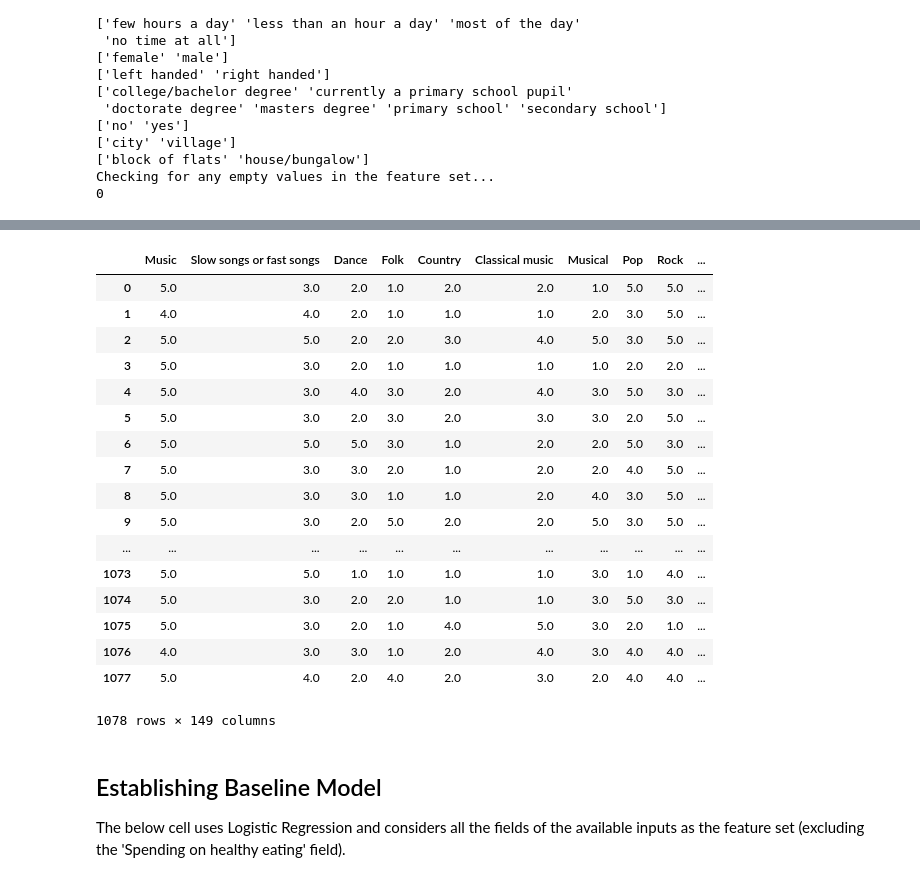
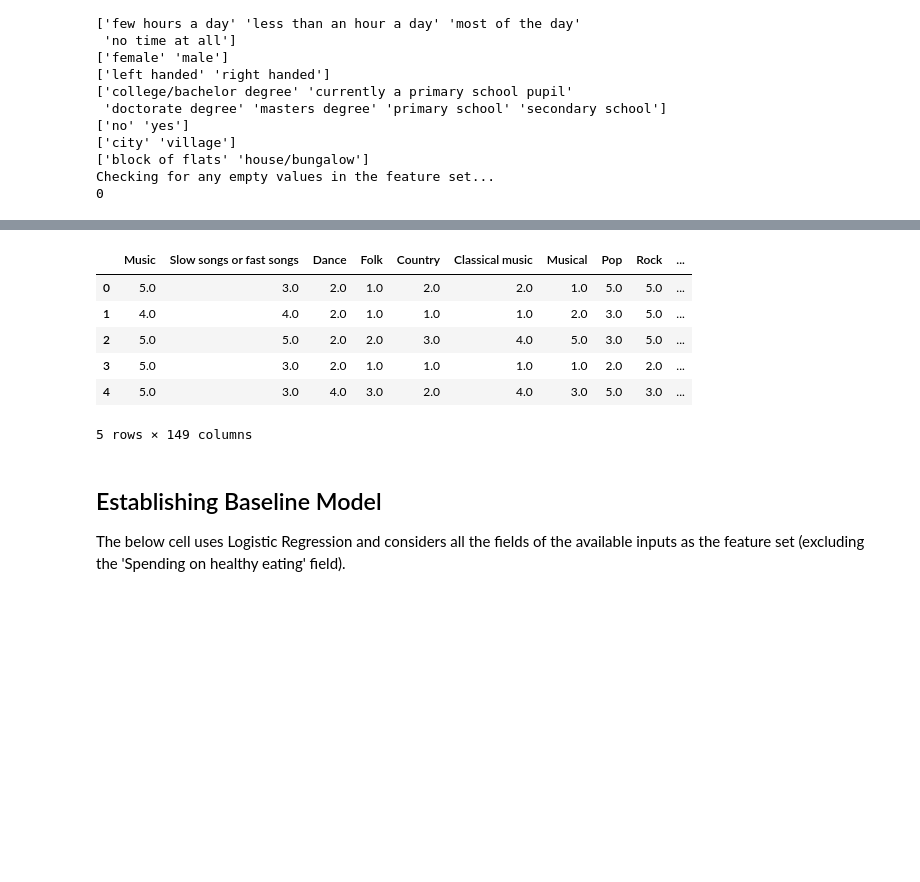
Before and after one commit to shubadra-g/LikelihoodOfSpendingOnFood, a Jupyter notebook: CS412_Homework5_MiniProject.ipynb, the cells around one changed output, grey strips where cells are left out. Saved outputs shown, nothing was run; the diff lists cells and outputs as text; code cells hidden in the pictures; blank space fills up the shorter version.

```diff
--- a/CS412_Homework5_MiniProject.ipynb
+++ b/CS412_Homework5_MiniProject.ipynb
@@ -319,26 +280,15 @@ Name: Spending on healthy eating, Length: 1078, dtype: float64
 # %%
 X = X.round()
 Y = Y.round()
-X
+X.head()
 # %% [output]
 |  | Music | Slow songs or fast songs | Dance | Folk | Country | Classical music | Musical | Pop | Rock | ... |
 | 0 | 5.0 | 3.0 | 2.0 | 1.0 | 2.0 | 2.0 | 1.0 | 5.0 | 5.0 | ... |
 | 1 | 4.0 | 4.0 | 2.0 | 1.0 | 1.0 | 1.0 | 2.0 | 3.0 | 5.0 | ... |
 | 2 | 5.0 | 5.0 | 2.0 | 2.0 | 3.0 | 4.0 | 5.0 | 3.0 | 5.0 | ... |
 | 3 | 5.0 | 3.0 | 2.0 | 1.0 | 1.0 | 1.0 | 1.0 | 2.0 | 2.0 | ... |
 | 4 | 5.0 | 3.0 | 4.0 | 3.0 | 2.0 | 4.0 | 3.0 | 5.0 | 3.0 | ... |
-| 5 | 5.0 | 3.0 | 2.0 | 3.0 | 2.0 | 3.0 | 3.0 | 2.0 | 5.0 | ... |
-| 6 | 5.0 | 5.0 | 5.0 | 3.0 | 1.0 | 2.0 | 2.0 | 5.0 | 3.0 | ... |
-| 7 | 5.0 | 3.0 | 3.0 | 2.0 | 1.0 | 2.0 | 2.0 | 4.0 | 5.0 | ... |
-| 8 | 5.0 | 3.0 | 3.0 | 1.0 | 1.0 | 2.0 | 4.0 | 3.0 | 5.0 | ... |
-| 9 | 5.0 | 3.0 | 2.0 | 5.0 | 2.0 | 2.0 | 5.0 | 3.0 | 5.0 | ... |
-| ... | ... | ... | ... | ... | ... | ... | ... | ... | ... | ... |
-| 1073 | 5.0 | 5.0 | 1.0 | 1.0 | 1.0 | 1.0 | 3.0 | 1.0 | 4.0 | ... |
-| 1074 | 5.0 | 3.0 | 2.0 | 2.0 | 1.0 | 1.0 | 3.0 | 5.0 | 3.0 | ... |
-| 1075 | 5.0 | 3.0 | 2.0 | 1.0 | 4.0 | 5.0 | 3.0 | 2.0 | 1.0 | ... |
-| 1076 | 4.0 | 3.0 | 3.0 | 1.0 | 2.0 | 4.0 | 3.0 | 4.0 | 4.0 | ... |
-| 1077 | 5.0 | 4.0 | 2.0 | 4.0 | 2.0 | 3.0 | 2.0 | 4.0 | 4.0 | ... |
-1078 rows × 149 columns
+5 rows × 149 columns
 # %% [markdown]
 ## Establishing Baseline Model
 The below cell uses Logistic Regression and considers all the fields of the available inputs as the feature set (excluding the 'Spending on healthy eating' field).
```
Also changed, not shown: parts of 7 cells of this notebook.
